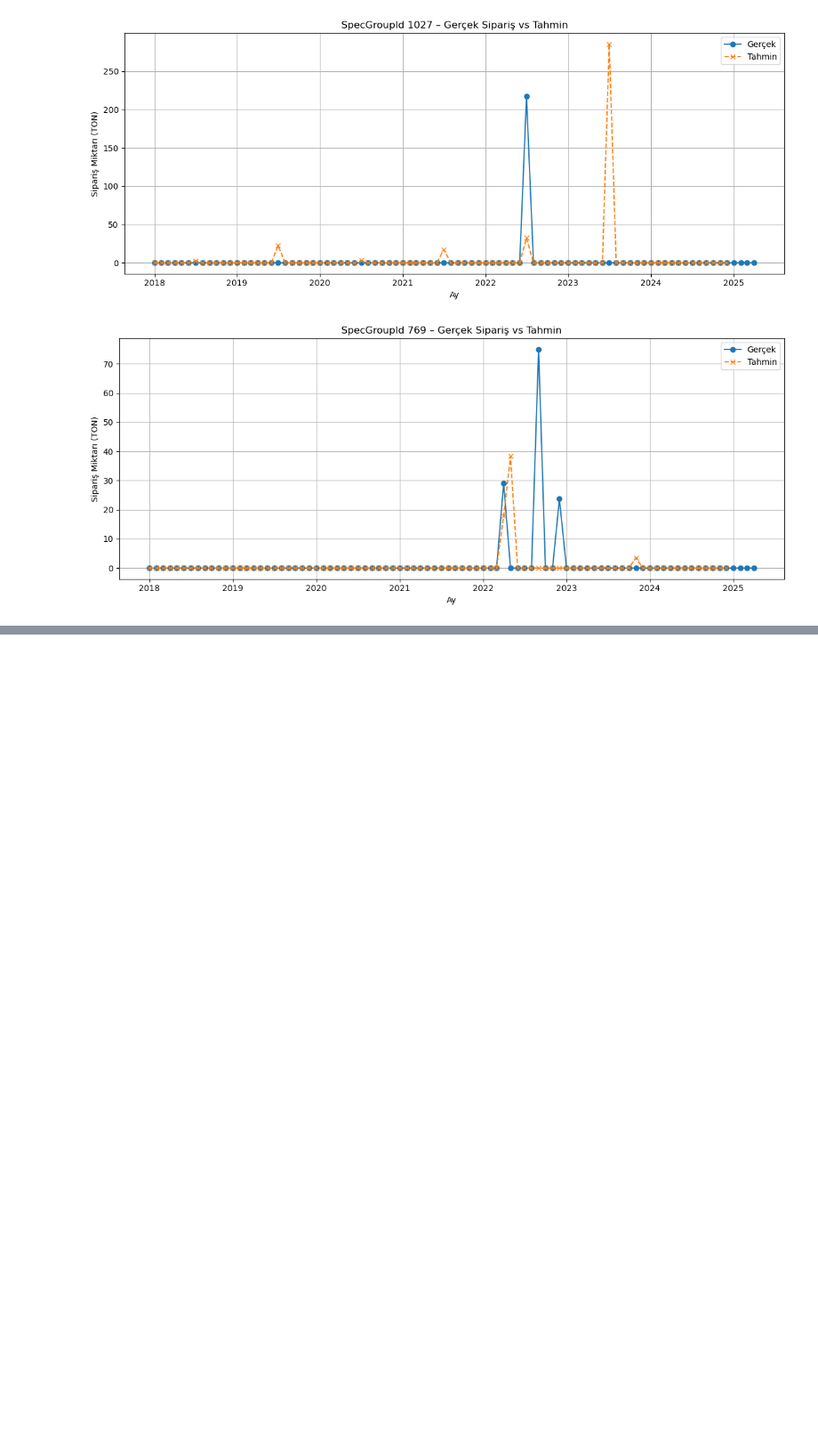
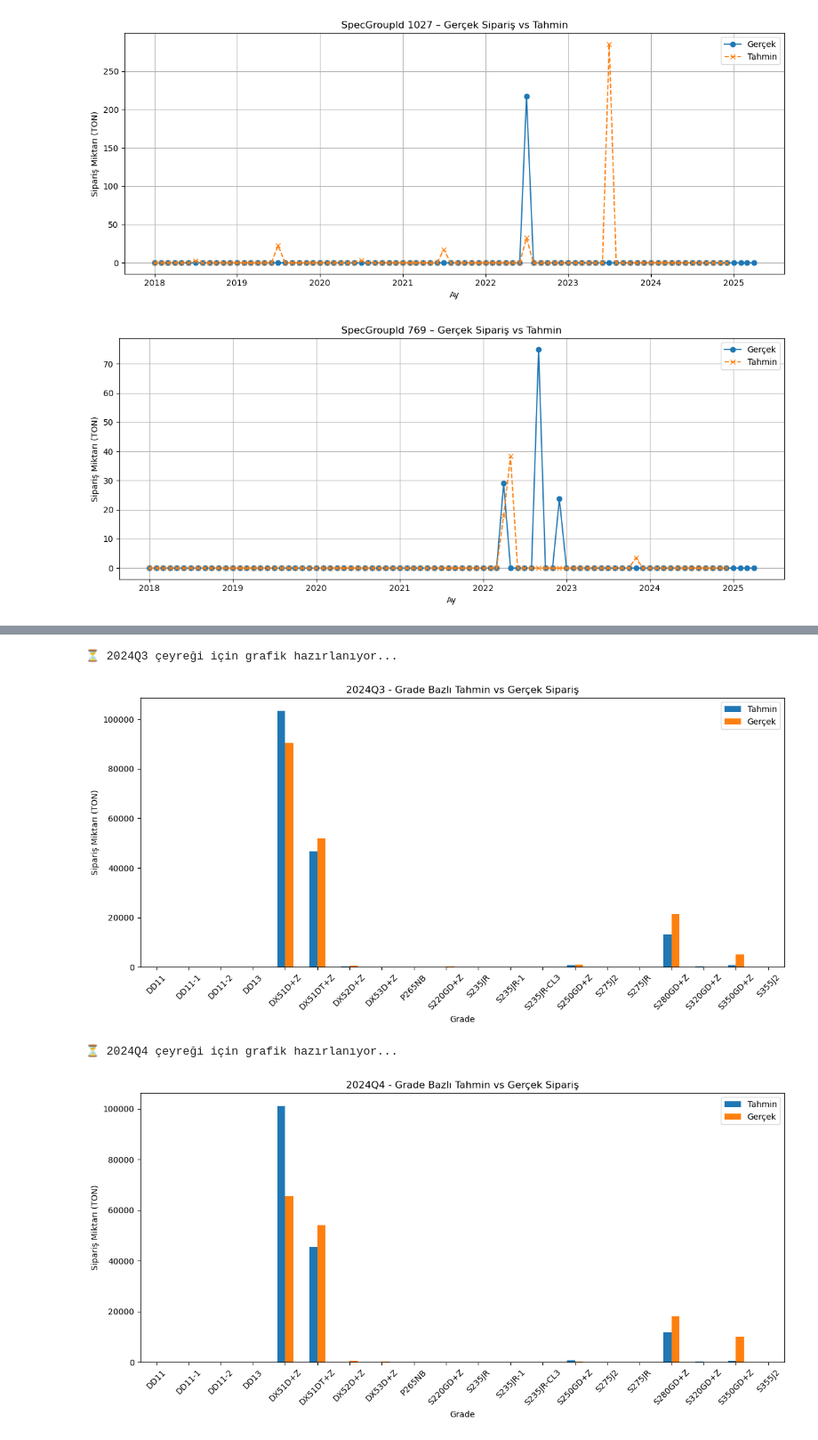
Before and after one commit to byilmaz20/indr491, a Jupyter notebook: Sarimax Algo.ipynb, the cells around one changed output, grey strips where cells are left out. Shown at 89% size. Cells and saved outputs as stored; diff of their text form; code cells hidden in the pictures; blank space fills up the shorter version.

Commit message:
Data examiniation

```diff
--- a/Sarimax Algo.ipynb
+++ b/Sarimax Algo.ipynb
@@ -765,0 +1010,40 @@ for spec_id in selected_spec_ids:
+# %%
+import matplotlib.pyplot as plt
+
+# 🎯 Hedef çeyrekler
+target_quarters = ['2024Q3', '2024Q4']
+
+for quarter_str in target_quarters:
+    quarter = pd.Period(quarter_str, freq='Q').to_timestamp()
+    print(f"⏳ {quarter_str} çeyreği için grafik hazırlanıyor...")
+
+    forecast_q = forecast_df[forecast_df['Quarter'] == quarter]
+    actual_q = quarterly_grade[quarterly_grade['Quarter'] == quarter]
+
+    forecast_q = forecast_q[['Grade', 'Forecast_TON']].set_index('Grade')
+    actual_q = actual_q[['Grade', 'Sipariş Mik. (TON)']].set_index('Grade')
+
+    common_grades = forecast_q.index.intersection(actual_q.index)
+
+    if len(common_grades) == 0:
+        print(f"⚠️ {quarter_str} için hem tahmin hem gerçek veri yok.")
+        continue
+
+    compare_df = pd.DataFrame({
+        'Forecast': forecast_q.loc[common_grades]['Forecast_TON'],
+        'Actual': actual_q.loc[common_grades]['Sipariş Mik. (TON)']
+    }).sort_index()
+
+    compare_df.plot(kind='bar', figsize=(12,6))
+    plt.title(f"{quarter_str} - Grade Bazlı Tahmin vs Gerçek Sipariş")
+    plt.ylabel("Sipariş Miktarı (TON)")
+    plt.xlabel("Grade")
+    plt.xticks(rotation=45)
+    plt.legend(["Tahmin", "Gerçek"])
+    plt.tight_layout()
+    plt.show()
+# %% [output]
+⏳ 2024Q3 çeyreği için grafik hazırlanıyor...
+[figure, added]
+⏳ 2024Q4 çeyreği için grafik hazırlanıyor...
+[figure, added]
```
Also changed, not shown: parts of 4 cells of this notebook, 2 other files.
